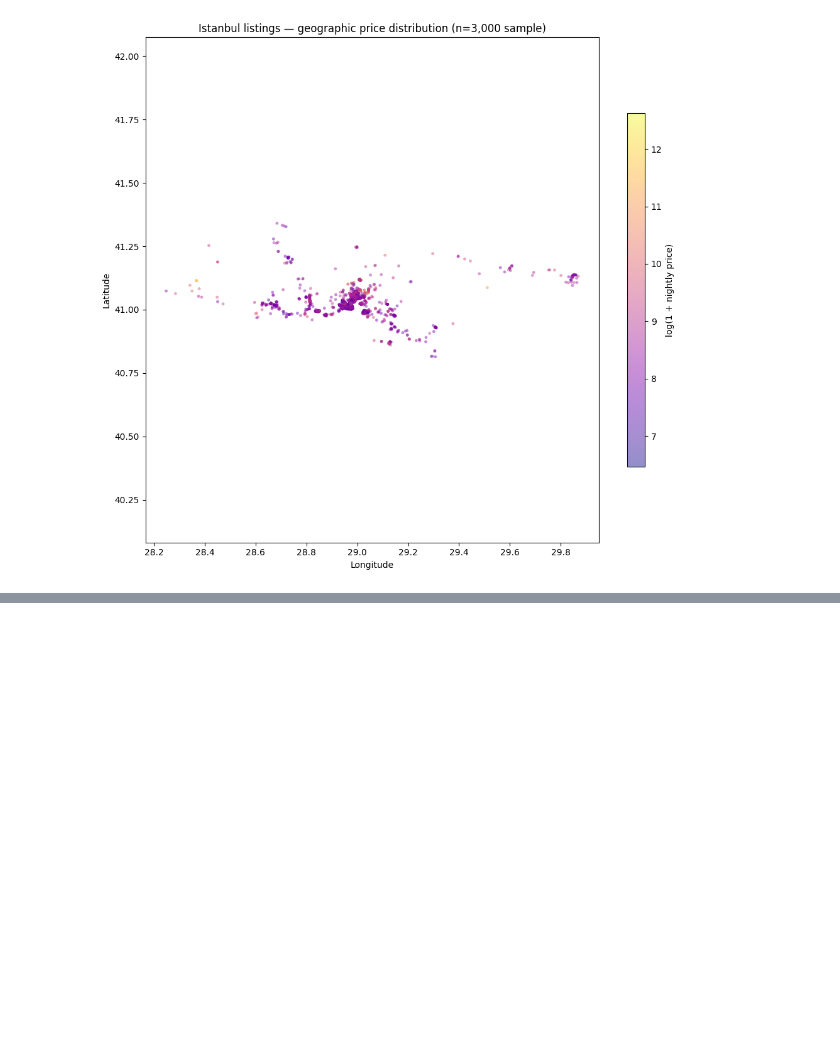
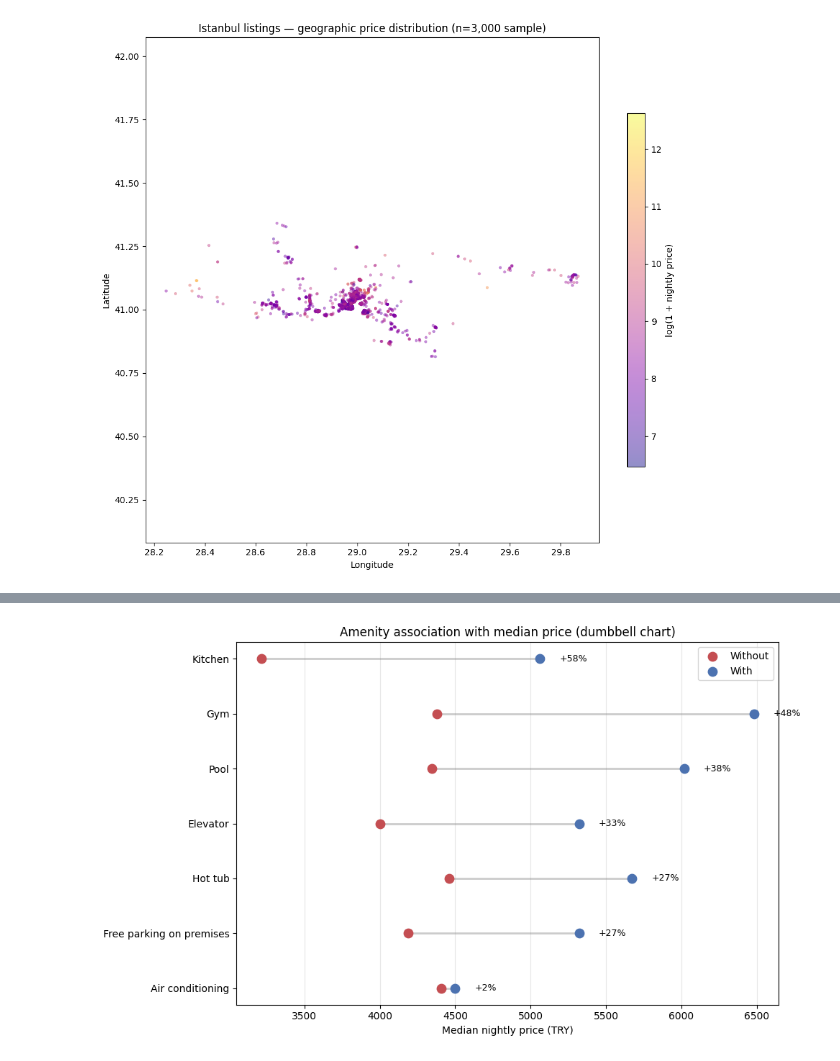
Before and after one commit to Bou-eng/market-analyzer, a Jupyter notebook: notebooks/02_market_eda.ipynb, the cells around one changed output, grey strips where cells are left out. Saved outputs shown, nothing was run; the diff lists cells and outputs as text; code cells hidden in the pictures; blank space fills up the shorter version.

Commit message:
feat(eda): add amenity-price association dumbbell chart

```diff
--- a/notebooks/02_market_eda.ipynb
+++ b/notebooks/02_market_eda.ipynb
@@ -183,0 +204,76 @@ plt.show()
+# %%
+import ast
+import numpy as np
+import pandas as pd
+import matplotlib.pyplot as plt
+
+AMENITIES = [
+    "Air conditioning", "Washing machine", "Kitchen",
+    "Free parking on premises", "Pool", "Elevator",
+    "Hot tub", "Gym",
+]
+
+parsed = df["amenities"].apply(
+    lambda s: ast.literal_eval(s) if isinstance(s, str) else []
+)
+
+rows = []
+min_listings = 10
+
+for a in AMENITIES:
+    has = parsed.apply(lambda lst: a in lst)
+    n_with = int(has.sum())
+    n_without = int((~has).sum())
+
+    if n_with < min_listings or n_without < min_listings:
+        continue
+
+    with_price = df.loc[has, "price"].median()
+    without_price = df.loc[~has, "price"].median()
+
+    rows.append({
+        "amenity": a,
+        "price_with": with_price,       # renamed from "with"
+        "price_without": without_price, # renamed from "without"
+        "n_with": n_with,
+        "n_without": n_without,
+        "pct_diff": (with_price - without_price) / without_price * 100,
+    })
+
+amenity_df = (
+    pd.DataFrame(rows)
+    .dropna(subset=["price_with", "price_without"])
+    .sort_values("pct_diff", ascending=True)
+)
+
+fig, ax = plt.subplots(figsize=(10, 6))
+y = np.arange(len(amenity_df))
+
+# Use the new column names
+ax.hlines(y, amenity_df["price_without"], amenity_df["price_with"],
+          color="gray", alpha=0.4, linewidth=2)
+
+ax.scatter(amenity_df["price_without"], y, color="#C44E52", label="Without", s=80, zorder=3)
+ax.scatter(amenity_df["price_with"], y, color="#4C72B0", label="With", s=80, zorder=3)
+
+ax.set_yticks(y)
+ax.set_yticklabels(amenity_df["amenity"])
+ax.set_xlabel("Median nightly price (TRY)")
+ax.set_title("Amenity association with median price (dumbbell chart)")
+ax.legend()
+ax.grid(axis="x", alpha=0.3)
+
+# Now row.price_with and row.price_without are valid attributes
+for i, row in enumerate(amenity_df.itertuples()):
+    x_pos = max(row.price_with, row.price_without) + (amenity_df["price_with"].max() * 0.02)
+    ax.text(x_pos, i, f"{row.pct_diff:+.0f}%", va="center", fontsize=9)
+
+fig.tight_layout()
+out_path = PROJECT_ROOT / "reports/eda/amenity_associations.png"
+out_path.parent.mkdir(parents=True, exist_ok=True)
+fig.savefig(out_path, dpi=160, bbox_inches="tight")
+plt.show()
+
+print(amenity_df[["amenity", "price_with", "price_without", "pct_diff", "n_with"]].to_string(index=False))
+# %% [output]
+[figure, added]
```
Also changed, not shown: parts of 2 cells of this notebook, 1 other file.
